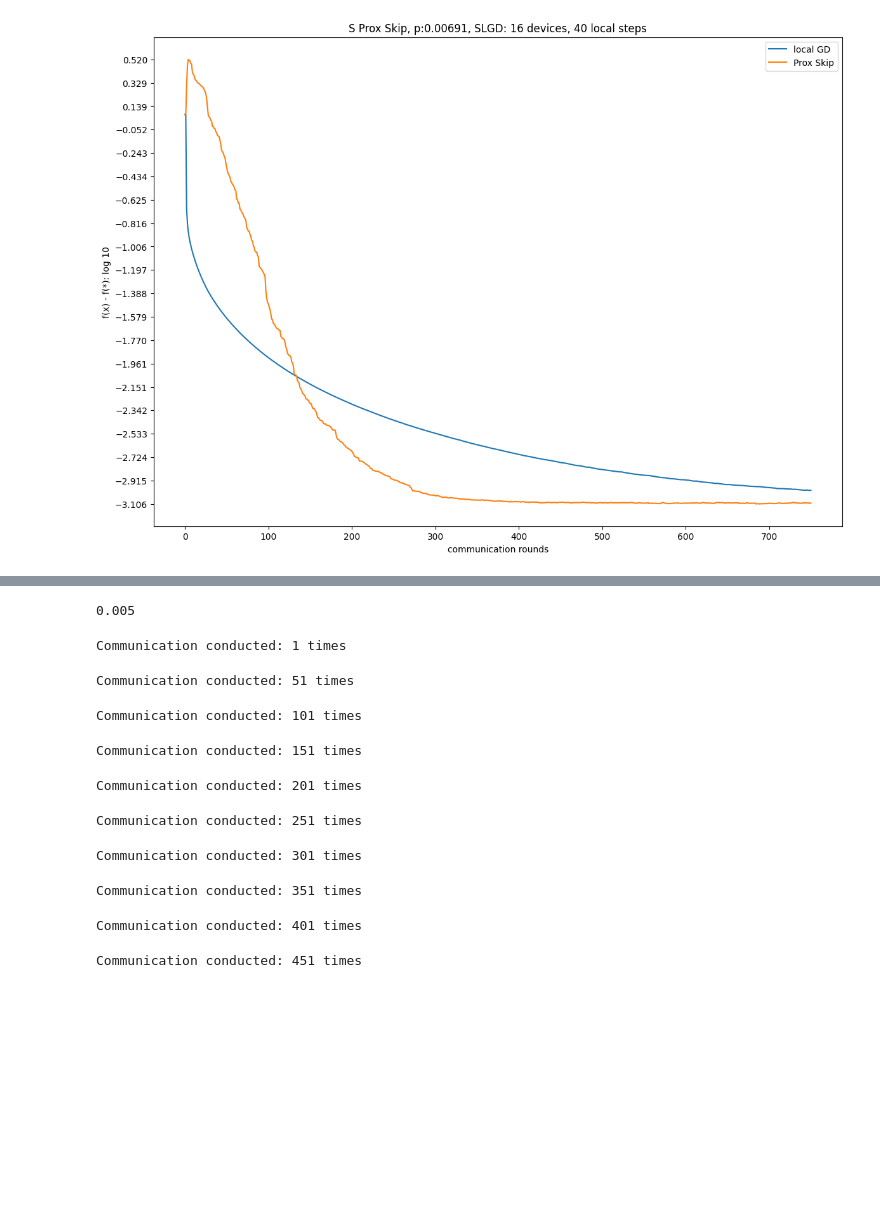
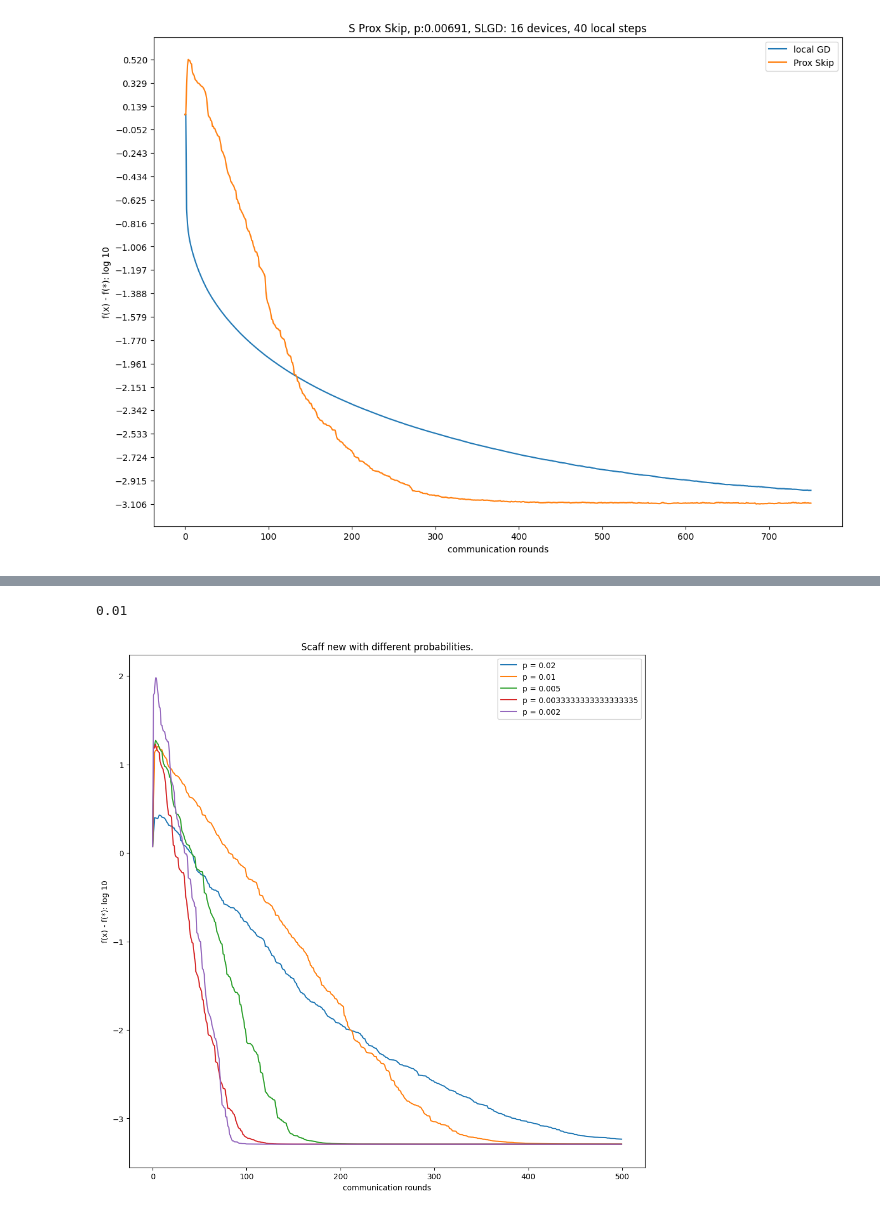
Before and after one commit to ayhem18/ProxSkip, a Jupyter notebook: paper_experiment/experiences_2.ipynb, the cells around one changed output, grey strips where cells are left out. Cells and saved outputs as stored; diff of their text form; code cells hidden in the pictures; blank space fills up the shorter version.

```diff
--- a/paper_experiment/experiences_2.ipynb
+++ b/paper_experiment/experiences_2.ipynb
@@ -233,3 +230,5 @@ COMMUNICATION_ROUNDS = K // NUM_LOCAL_STEPS
+# %%
+COMMUNICATION_ROUNDS = 500
 # %%
 X0 = set_up()
 INITIAL_VALUE = CRITERION(X0)
@@ -253,34 +238,35 @@ local_gd_log_criterions = [np.log10(c) for c in local_gd_criterions]
 # %%
-PROX_SKIP_PROBABILITY = np.sqrt(PROBLEM_LAMBDA / (4 * PROBLEM_L))
-PROX_SKIP_K =  K ** 2
+PROX_SKIP_PROBABILITY = np.sqrt(PROBLEM_LAMBDA / (PROBLEM_L))
 PROX_SKIP_PROBABILITY
 # %% [output]
-0.005
+0.01
 # %%
-prox_xpoints, prox_criterions = opt.proxSkipFL(
-            devices_data=DEVICES_DATA,
-            devices_labels=DEVICES_LABELS,
-            function=DETERMINISTIC_FUNTION,
-            gradient_function=DETERMINISTIC_GRADIENT_FUNCTION,
-            skip_probability=PROX_SKIP_PROBABILITY,
-            communication_rounds=COMMUNICATION_ROUNDS,
-            x_0=set_up(),
-            max_iterations=PROX_SKIP_K,
-            gamma_k=lambda _ : 1 / 4 * PROBLEM_L,
-            mode=CRITERION,
-            report_by_prox=50
-            )
+plt.figure(figsize=(12, 12))
+for p in [1 / 50, 1 / 100, 1 / 200, 1 / 300, 1 / 500]:
+    prox_xpoints, prox_criterions = opt.proxSkipFL(
+                devices_data=DEVICES_DATA,
+                devices_labels=DEVICES_LABELS,
+                function=DETERMINISTIC_FUNTION,
+                gradient_function=DETERMINISTIC_GRADIENT_FUNCTION,
+                skip_probability=p,
+                communication_rounds=COMMUNICATION_ROUNDS,
+                x_0=set_up(),
+                max_iterations=10 ** 6,
+                gamma_k=lambda _ : 1 / PROBLEM_L,
+                mode=CRITERION,
+                report_by_prox=5
+                )
 
-prox_criterions = [INITIAL_VALUE] + prox_criterions
-prox_log_criterions = [np.log10(c) for c in prox_criterions]
+    prox_criterions = [INITIAL_VALUE] + prox_criterions
+    prox_log_criterions = [np.log10(c) for c in prox_criterions]
+    plot_iterations(criterions=prox_log_criterions,
+                    x_label='communication rounds',
+                    y_label='f(x) - f(*): log 10',
+                    plot_label=f'p = {round(p, 5)}',
+                    show=False)
+
+plt.legend()
+plt.title(f'Scaff new with different probabilities.')
+plt.show()
 # %% [output]
-Communication conducted: 1 times
-Communication conducted: 51 times
-Communication conducted: 101 times
-Communication conducted: 151 times
-Communication conducted: 201 times
-Communication conducted: 251 times
-Communication conducted: 301 times
-Communication conducted: 351 times
-Communication conducted: 401 times
-Communication conducted: 451 times
+[figure, added]
```
Also changed, not shown: parts of 9 cells of this notebook, 2 other files.
